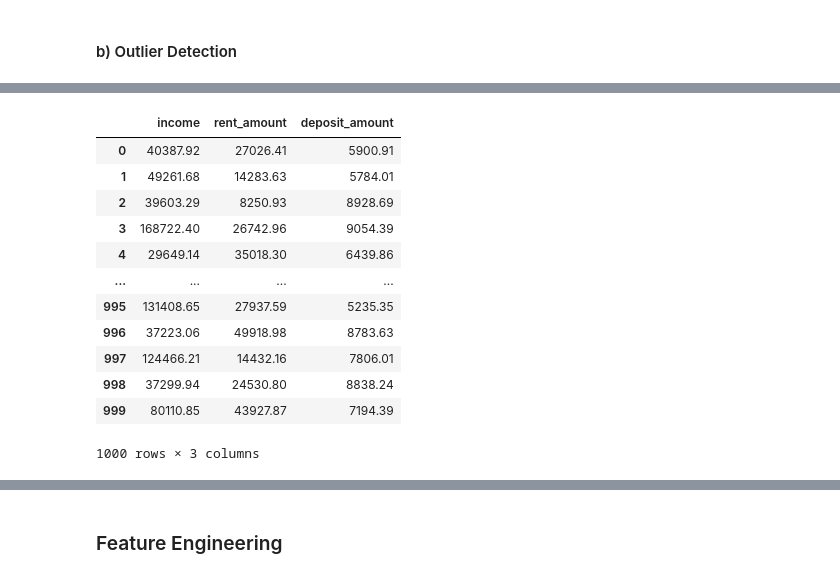
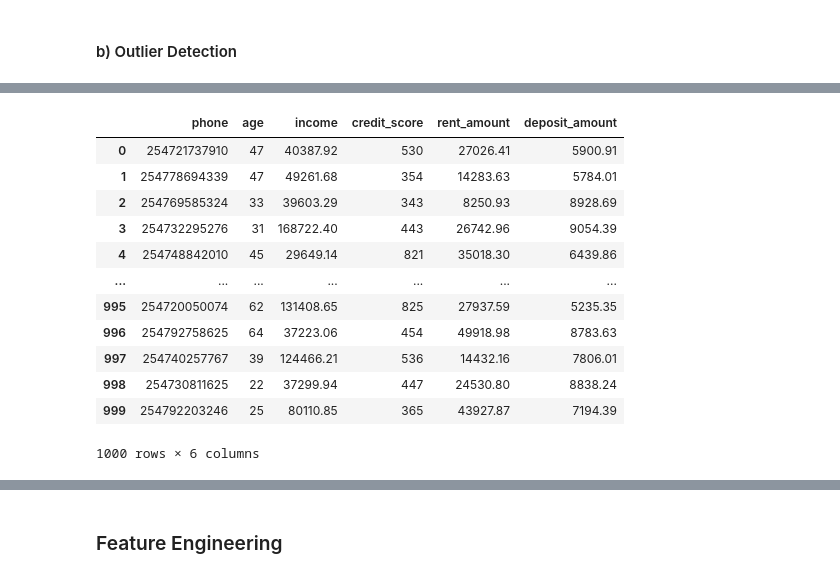
Before and after one commit to LEE-NANGI/caretaker-predictiveAnalysis, a Jupyter notebook: Untitled-1.ipynb, the cells around one changed output, grey strips where cells are left out. Drawn from its saved outputs; the diff is of its cells as text; code cells hidden in the pictures.

```diff
--- a/Untitled-1.ipynb
+++ b/Untitled-1.ipynb
@@ -222,20 +223,22 @@ Data columns (total 20 columns):
 dtypes: float64(3), int64(3), object(14)
 memory usage: 156.4+ KB
 # %%
-df.select_dtypes(include=['float', 'int'])
+numerical_df = df.select_dtypes(include=['float', 'int'])
+numerical_df.drop(columns=['phone'])
+numerical_df
 # %% [output]
-|  | income | rent_amount | deposit_amount |
-| 0 | 40387.92 | 27026.41 | 5900.91 |
-| 1 | 49261.68 | 14283.63 | 5784.01 |
-| 2 | 39603.29 | 8250.93 | 8928.69 |
-| 3 | 168722.40 | 26742.96 | 9054.39 |
-| 4 | 29649.14 | 35018.30 | 6439.86 |
-| ... | ... | ... | ... |
-| 995 | 131408.65 | 27937.59 | 5235.35 |
-| 996 | 37223.06 | 49918.98 | 8783.63 |
-| 997 | 124466.21 | 14432.16 | 7806.01 |
-| 998 | 37299.94 | 24530.80 | 8838.24 |
-| 999 | 80110.85 | 43927.87 | 7194.39 |
+|  | phone | age | income | credit_score | rent_amount | deposit_amount |
+| 0 | 254721737910 | 47 | 40387.92 | 530 | 27026.41 | 5900.91 |
+| 1 | 254778694339 | 47 | 49261.68 | 354 | 14283.63 | 5784.01 |
+| 2 | 254769585324 | 33 | 39603.29 | 343 | 8250.93 | 8928.69 |
+| 3 | 254732295276 | 31 | 168722.40 | 443 | 26742.96 | 9054.39 |
+| 4 | 254748842010 | 45 | 29649.14 | 821 | 35018.30 | 6439.86 |
+| ... | ... | ... | ... | ... | ... | ... |
+| 995 | 254720050074 | 62 | 131408.65 | 825 | 27937.59 | 5235.35 |
+| 996 | 254792758625 | 64 | 37223.06 | 454 | 49918.98 | 8783.63 |
+| 997 | 254740257767 | 39 | 124466.21 | 536 | 14432.16 | 7806.01 |
+| 998 | 254730811625 | 22 | 37299.94 | 447 | 24530.80 | 8838.24 |
+| 999 | 254792203246 | 25 | 80110.85 | 365 | 43927.87 | 7194.39 |
-1000 rows × 3 columns
+1000 rows × 6 columns
 # %%
 # Select numerical features for visualization
```
Also changed, not shown: parts of 3 cells of this notebook.
